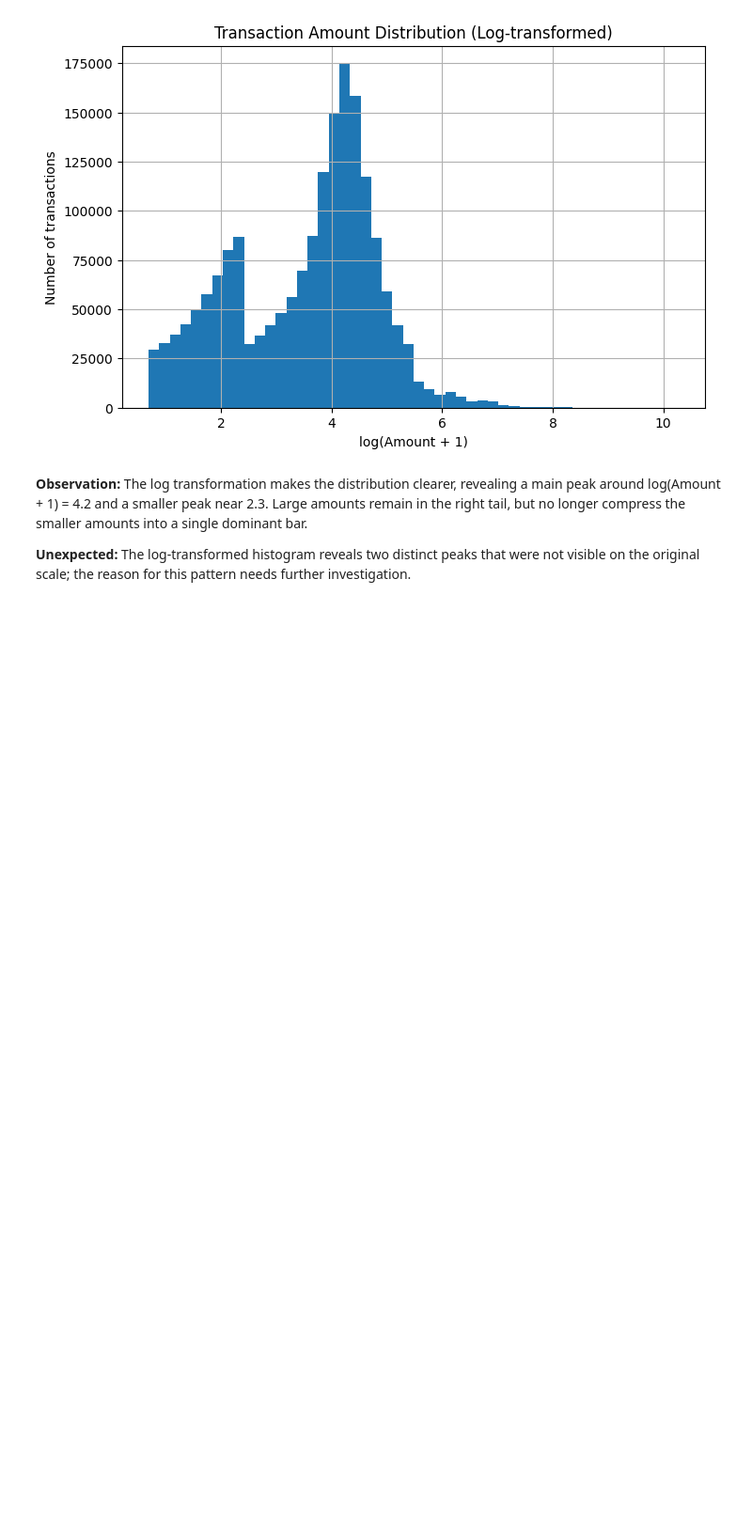
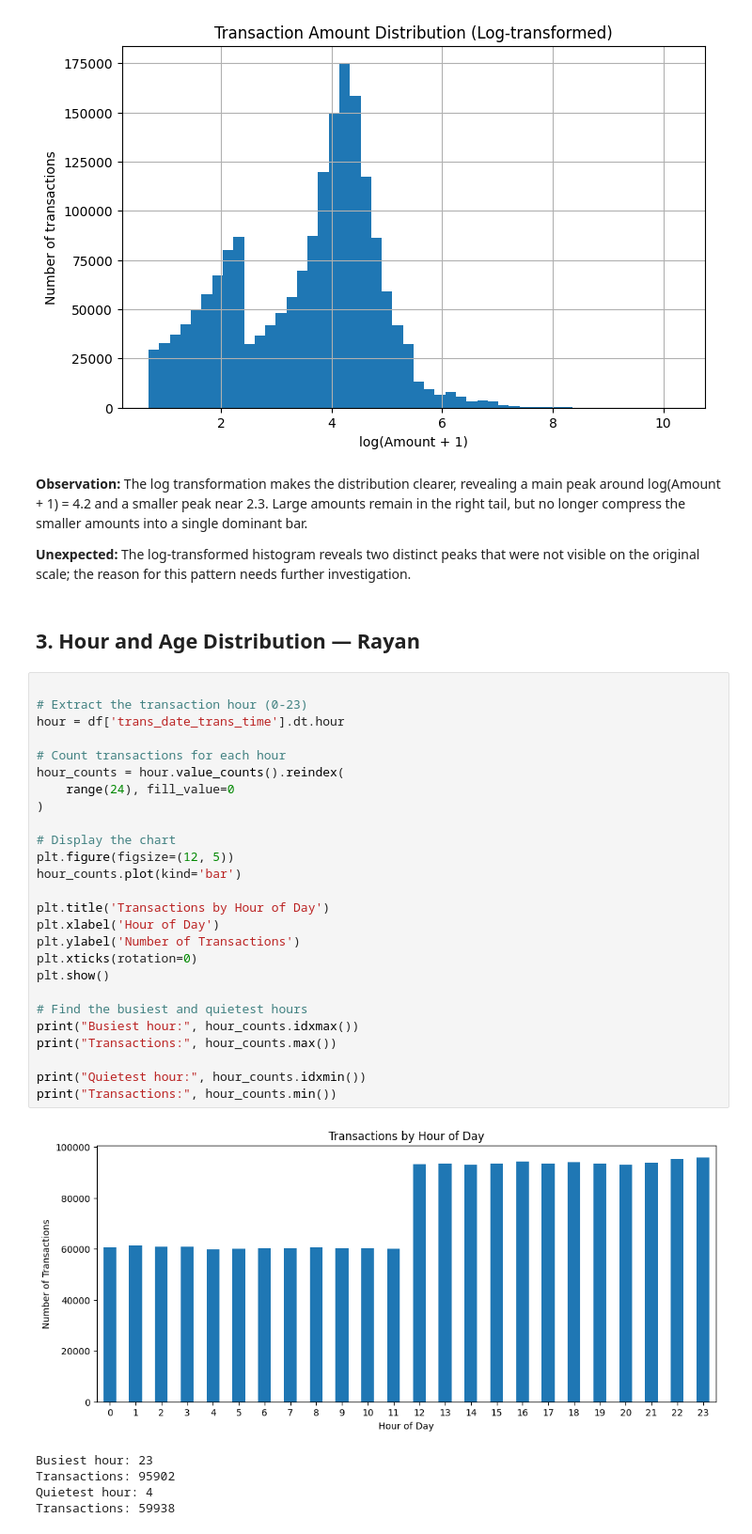
Before and after one commit to DhaiHamoud/Fraud-Detection-in-the-Financial-Transaction-Market, a Jupyter notebook: notebooks/02_eda.ipynb, the cells around one changed output. Shown at 94% size. Saved outputs shown, nothing was run; the diff lists cells and outputs as text; blank space fills up the shorter version.

Commit message:
Hour and Age Distribution

```diff
--- a/notebooks/02_eda.ipynb
+++ b/notebooks/02_eda.ipynb
@@ -93,3 +93,37 @@ plt.show()
 **Observation:** The log transformation makes the distribution clearer, revealing a main peak around log(Amount + 1) = 4.2 and a smaller peak near 2.3. Large amounts remain in the right tail, but no longer compress the smaller amounts into a single dominant bar.
 
 **Unexpected:** The log-transformed histogram reveals two distinct peaks that were not visible on the original scale; the reason for this pattern needs further investigation.
+# %% [markdown]
+## 3. Hour and Age Distribution — Rayan
+# %%
+
+# Extract the transaction hour (0-23)
+hour = df['trans_date_trans_time'].dt.hour
+
+# Count transactions for each hour
+hour_counts = hour.value_counts().reindex(
+    range(24), fill_value=0
+)
+
+# Display the chart
+plt.figure(figsize=(12, 5))
+hour_counts.plot(kind='bar')
+
+plt.title('Transactions by Hour of Day')
+plt.xlabel('Hour of Day')
+plt.ylabel('Number of Transactions')
+plt.xticks(rotation=0)
+plt.show()
+
+# Find the busiest and quietest hours
+print("Busiest hour:", hour_counts.idxmax())
+print("Transactions:", hour_counts.max())
+
+print("Quietest hour:", hour_counts.idxmin())
+print("Transactions:", hour_counts.min())
+# %% [output]
+[figure, added]
+Busiest hour: 23
+Transactions: 95902
+Quietest hour: 4
+Transactions: 59938
```
Also changed, not shown: parts of 4 cells of this notebook.
